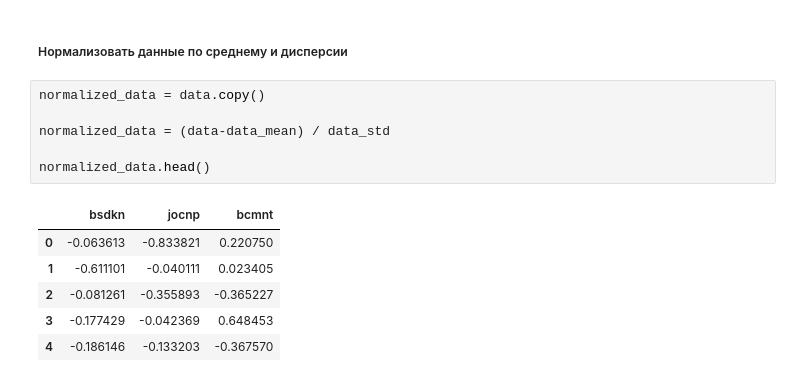
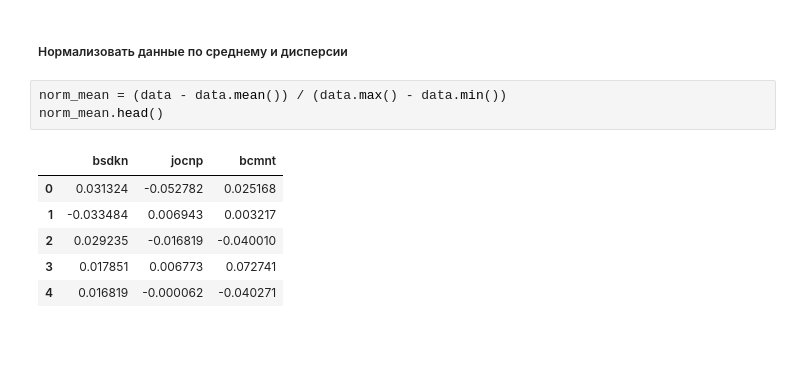
Before and after one commit to alohatsyglina/py-homework, a Jupyter notebook: second_homework/third part, var 38.ipynb, the cells around one changed output. Saved outputs shown, nothing was run; the diff lists cells and outputs as text; blank space fills up the shorter version.

```diff
--- a/second_homework/third part, var 38.ipynb
+++ b/second_homework/third part, var 38.ipynb
@@ -163,16 +163,13 @@ bcmnt    5.835923
 dtype: float64
 # %% [markdown]
 ##### Нормализовать данные по среднему и дисперсии
-# %%
-normalized_data = data.copy()
-
-normalized_data = (data-data_mean) / data_std
-
-normalized_data.head()
-# %% [output]
-|  | bsdkn | jocnp | bcmnt |
-| 0 | -0.063613 | -0.833821 | 0.220750 |
-| 1 | -0.611101 | -0.040111 | 0.023405 |
-| 2 | -0.081261 | -0.355893 | -0.365227 |
-| 3 | -0.177429 | -0.042369 | 0.648453 |
-| 4 | -0.186146 | -0.133203 | -0.367570 |
+# %%
+norm_mean = (data - data.mean()) / (data.max() - data.min())
+norm_mean.head()
+# %% [output]
+|  | bsdkn | jocnp | bcmnt |
+| 0 | 0.031324 | -0.052782 | 0.025168 |
+| 1 | -0.033484 | 0.006943 | 0.003217 |
+| 2 | 0.029235 | -0.016819 | -0.040010 |
+| 3 | 0.017851 | 0.006773 | 0.072741 |
+| 4 | 0.016819 | -0.000062 | -0.040271 |
```
Also changed, not shown: parts of 1 cell of this notebook.
